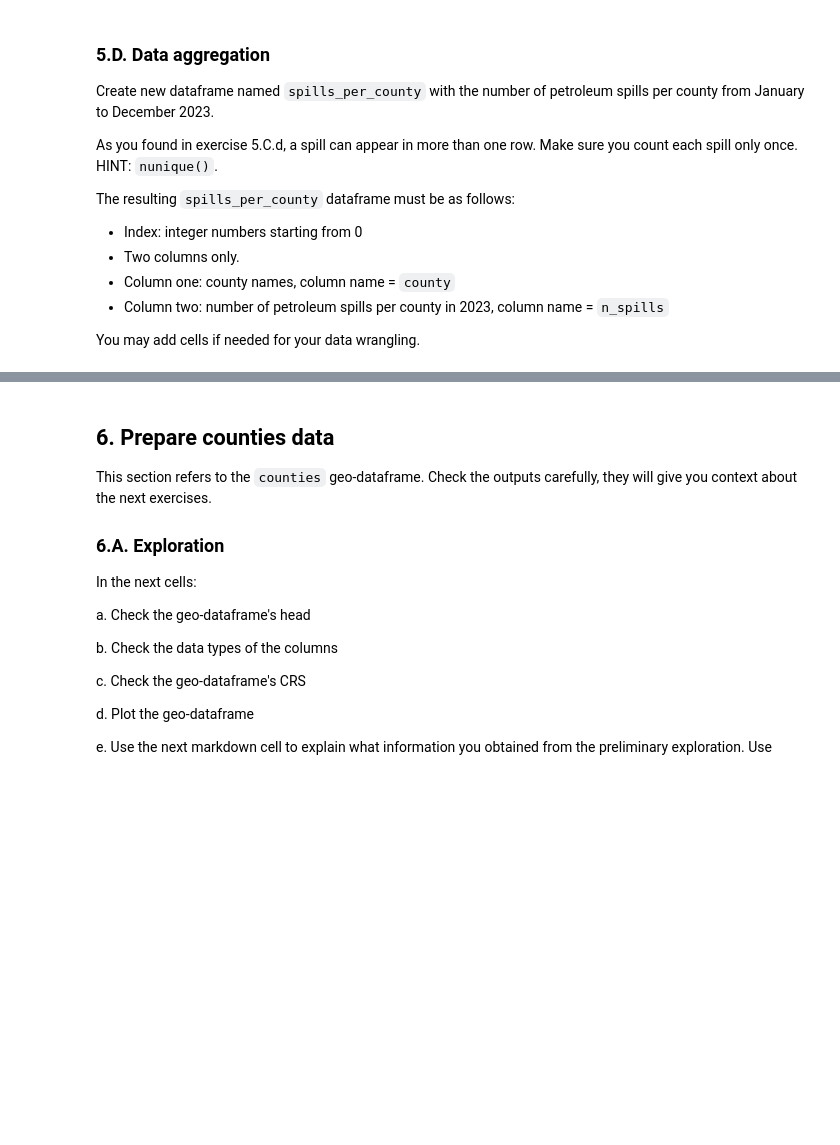
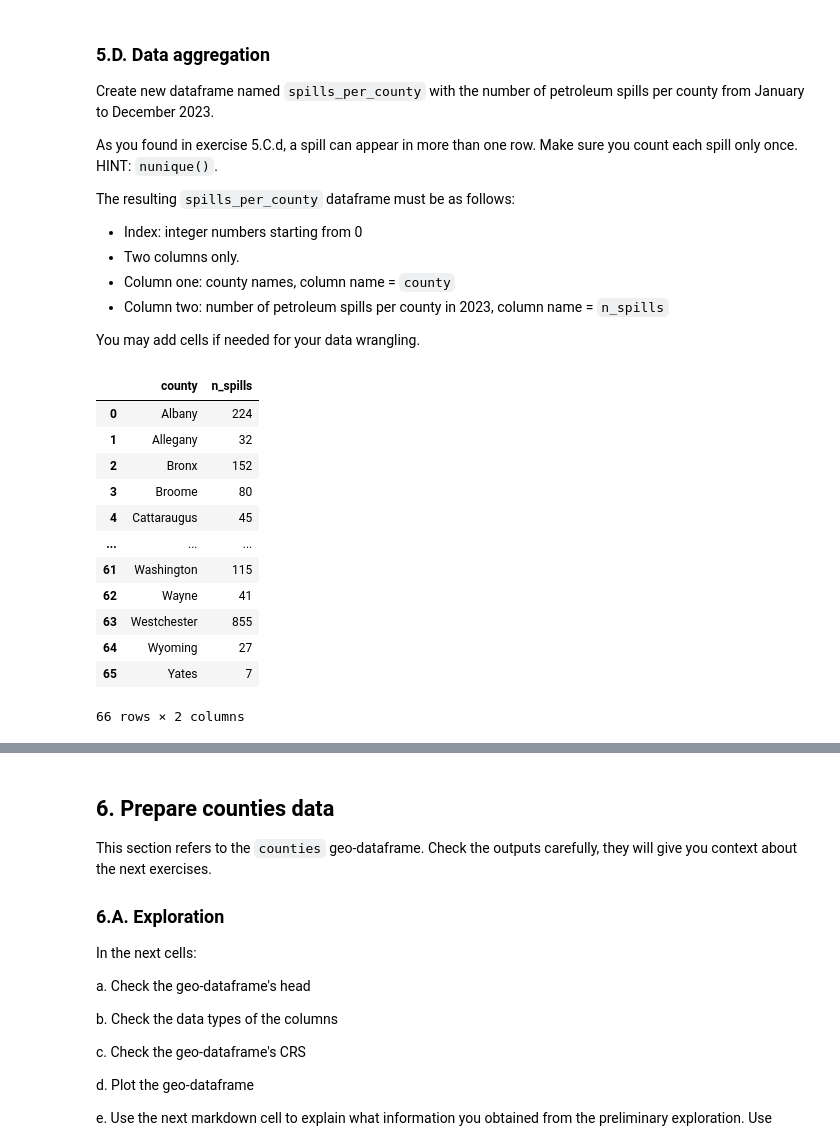
Before and after one commit to ssoriano22/eds220-hwk3, a Jupyter notebook: hwk3-task2-spills.ipynb, the cells around one changed output, grey strips where cells are left out. Cells and saved outputs as stored; diff of their text form; code cells hidden in the pictures; blank space fills up the shorter version.

```diff
--- a/hwk3-task2-spills.ipynb
+++ b/hwk3-task2-spills.ipynb
@@ -426,3 +423,25 @@ spills_per_county = ...
+# %%
+# Calculate number of unique spill_number values per county
+spills_per_county = petr_23.groupby('county').agg({'spill_number':'nunique'})
+# Reset index of summary df and rename count column for autograder
+spills_per_county = spills_per_county.reset_index().rename(columns = {'county':'county',
+                                                                      'spill_number':'n_spills'})
+# Confirm new df meets specs
+spills_per_county
+# %% [output]
+|  | county | n_spills |
+| 0 | Albany | 224 |
+| 1 | Allegany | 32 |
+| 2 | Bronx | 152 |
+| 3 | Broome | 80 |
+| 4 | Cattaraugus | 45 |
+| ... | ... | ... |
+| 61 | Washington | 115 |
+| 62 | Wayne | 41 |
+| 63 | Westchester | 855 |
+| 64 | Wyoming | 27 |
+| 65 | Yates | 7 |
+66 rows × 2 columns
 # %%
 grader.check("q5d")
 # %% [output]
```
Also changed, not shown: parts of 3 cells of this notebook.
